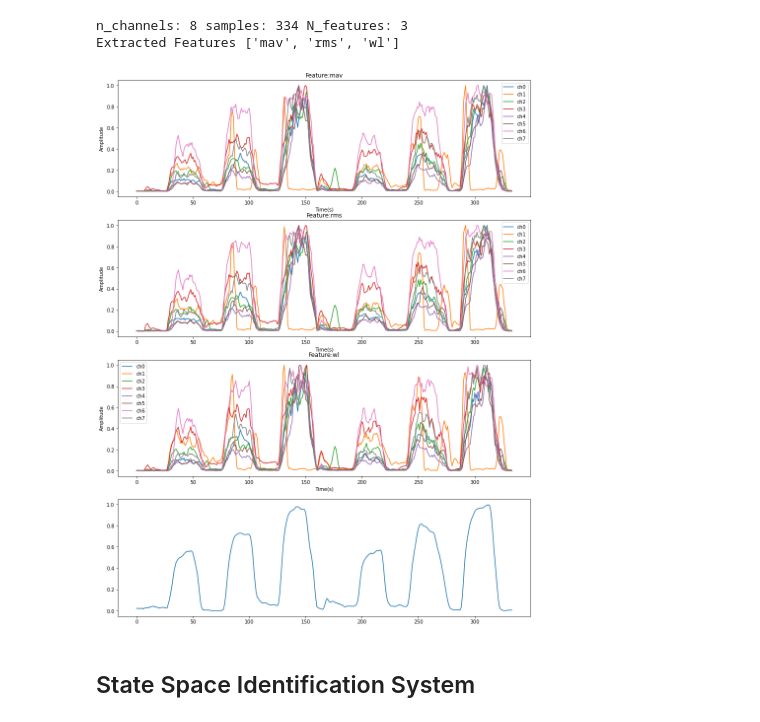
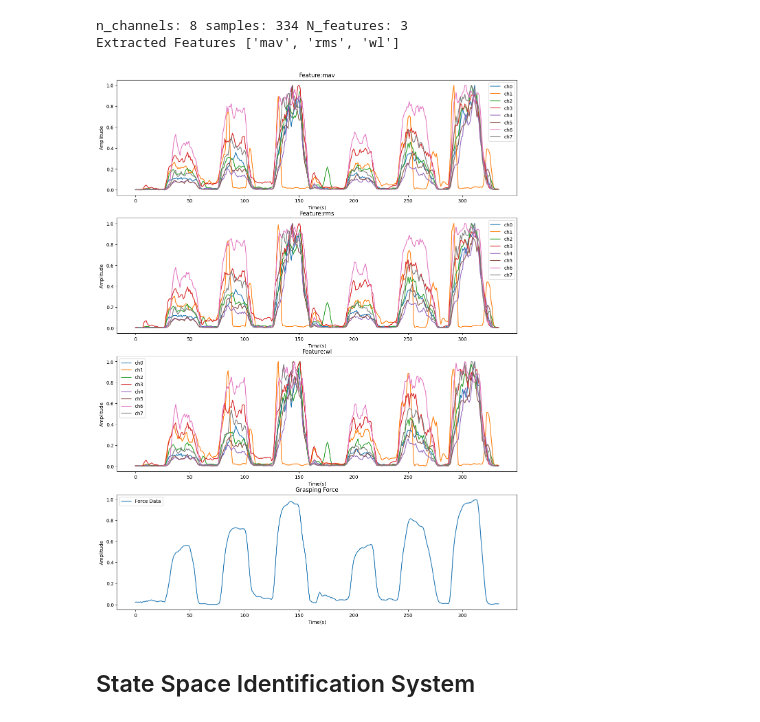
Before and after one commit to brunoodutra/My_Thesis, a Jupyter notebook: EMG_Data_and_Force_signals/Force_estimation.ipynb, the cells around one changed output. Cells and saved outputs as stored; diff of their text form; code cells hidden in the pictures.

Commit message:
Update Force_estimation pipeline

```diff
--- a/EMG_Data_and_Force_signals/Force_estimation.ipynb
+++ b/EMG_Data_and_Force_signals/Force_estimation.ipynb
@@ -141,19 +137,23 @@ Extracted Features ['mav', 'rms', 'wl']
 # %%
 fig, axs = plt.subplots(features.shape[2]+1, 1, figsize=(15, 20))
 colors_list=['#129845','#271254','#FA4411']
 for n,feature in enumerate(features_name):
     axs[n].set_title(f'Feature:{feature}')
 
     axs[n].plot(features[:,:,n].T)
     axs[n].set_ylabel('Amplitude')
     axs[n].set_xlabel('Time(s)')
     axs[n].legend([f'ch{ch}'for ch in range(n_channels)])
 
 axs[-1].plot(force_ds.T)
+axs[-1].legend(['Force Data'])
+axs[-1].set_title(f'Grasping Force')
+axs[-1].set_ylabel('Amplitude')
+axs[-1].set_xlabel('Time(s)')
 plt.savefig('EMG_force_datalog/Extracted_Features_fig.png')
 plt.show()
 # %% [output]
-[figure, old version]
+[figure, new version]
 # %% [markdown]
 ## State Space Identification System
 # %% [markdown]
```
Also changed, not shown: parts of 6 cells of this notebook.
